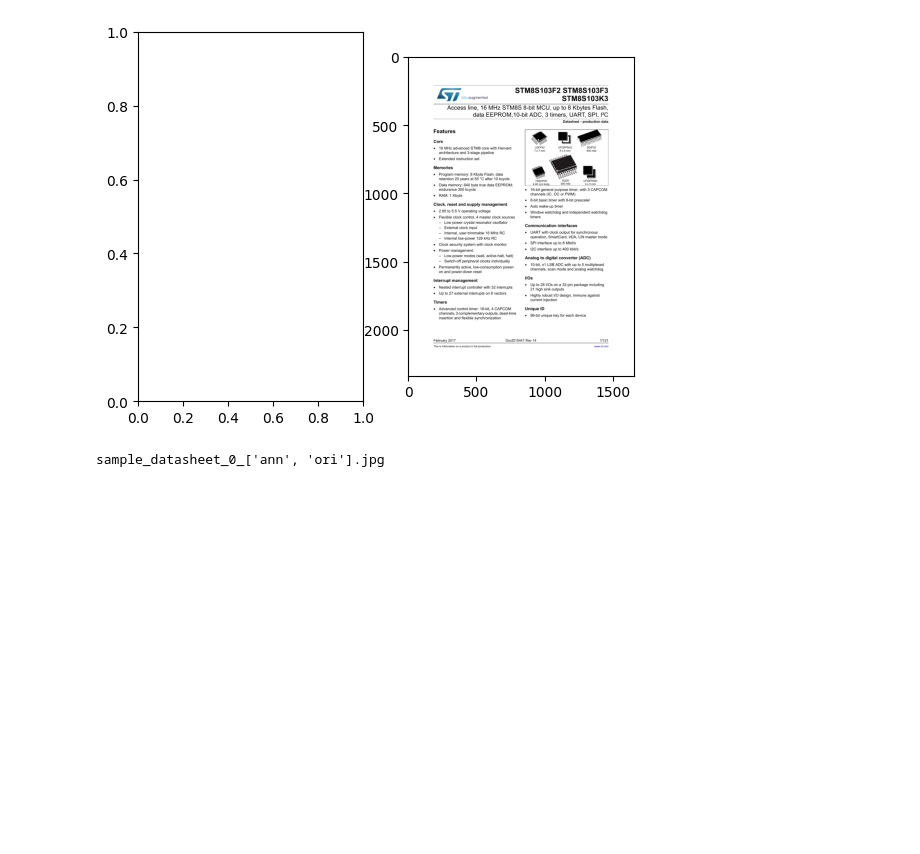
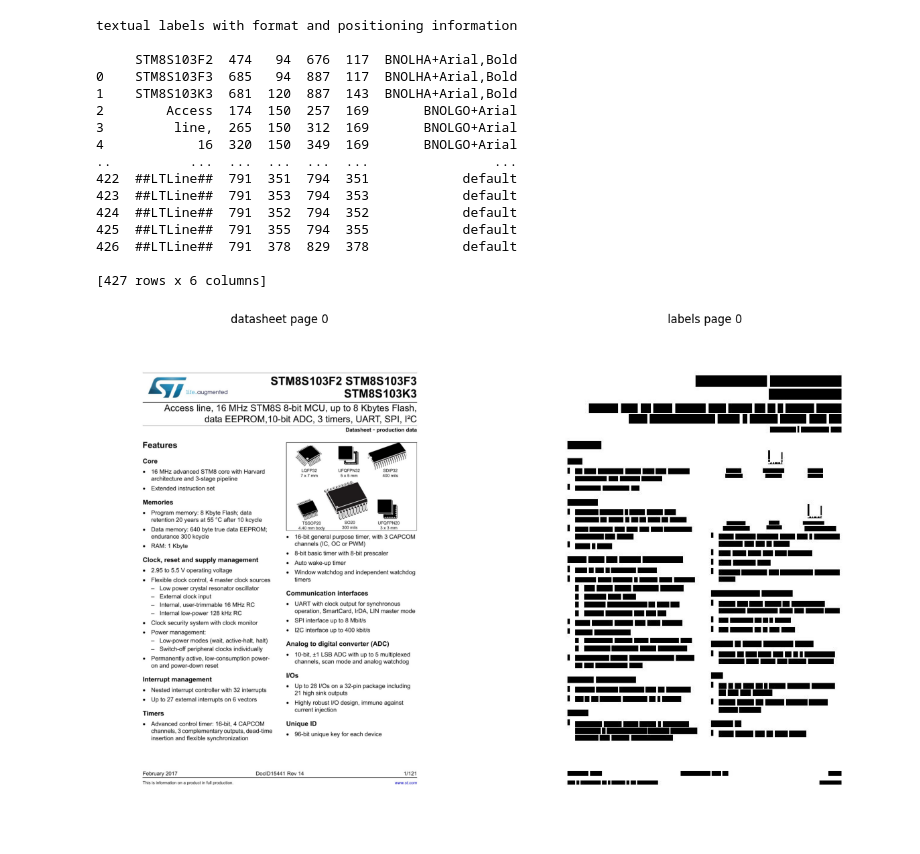
Before and after one commit to samuelleecong/DocBank, a Jupyter notebook: info_extraction_experimentation.ipynb, the cells around one changed output. Cells and saved outputs as stored; diff of their text form; code cells hidden in the pictures; blank space fills up the shorter version.

Commit message:
feat: cleaned up notebook to display one example page of images and text labels

```diff
--- a/info_extraction_experimentation.ipynb
+++ b/info_extraction_experimentation.ipynb
@@ -35,8 +15,61 @@ plt.show()
-# %%
-display(fig)
-# %% [output]
-[figure, removed]
-# %%
-print(file_path)
-# %% [output]
-sample_datasheet_0_['ann', 'ori'].jpg
+# %%
+output_dir = "outs"
+# %%
+filepaths_dict = {"ann" : [], "ori" : [], "txt" : []}
+for file in os.listdir(output_dir):
+    fp = os.path.join(output_dir, file)
+    if fp.endswith("ann.jpg"):
+        filepaths_dict["ann"].append(fp)
+    elif fp.endswith("ori.jpg"):
+        filepaths_dict["ori"].append(fp)
+    else:
+        filepaths_dict["txt"].append(fp)
+# %%
+import re
+filepaths_dict = {k:sorted(v,key=lambda var:[int(x) if x.isdigit() else x for x in re.findall(r'[^0-9]|[0-9]+', var)]) for (k,v) in  filepaths_dict.items()}
+# %%
+import matplotlib.pyplot as plt
+import pandas as pd
+
+base_dir = "outs"
+
+
+for i, ann in enumerate(filepaths_dict["ann"]):
+    ann_im = Image.open(ann)
+    ori_im = Image.open(filepaths_dict["ori"][i])
+    fig, ax = plt.subplots(1,2)
+    ax[0].imshow(ori_im)
+    ax[1].imshow(ann_im)
+    ax[0].axis("off")
+    ax[1].axis("off")
+    ax[0].set_title(f"datasheet page {i}")
+    ax[1].set_title(f"labels page {i}")
+    fig.set_figheight(15)
+    fig.set_figwidth(15)
+    if i ==1:
+        break
+    df = pd.read_table(filepaths_dict["txt"][i])
+    print("textual labels with format and positioning information\n")
+    print(df)
+
+    display(fig)
+    plt.close(fig)
+plt.close(fig)
+# %% [output]
+textual labels with format and positioning information
+
+     STM8S103F2  474   94  676  117  BNOLHA+Arial,Bold
+0    STM8S103F3  685   94  887  117  BNOLHA+Arial,Bold
+1    STM8S103K3  681  120  887  143  BNOLHA+Arial,Bold
+2        Access  174  150  257  169       BNOLGO+Arial
+3         line,  265  150  312  169       BNOLGO+Arial
+4            16  320  150  349  169       BNOLGO+Arial
+..          ...  ...  ...  ...  ...                ...
+422  ##LTLine##  791  351  794  351            default
+423  ##LTLine##  791  353  794  353            default
+424  ##LTLine##  791  352  794  352            default
+425  ##LTLine##  791  355  794  355            default
+426  ##LTLine##  791  378  829  378            default
+
+[427 rows x 6 columns]
+[figure, added]
```
Also changed, not shown: parts of 5 cells of this notebook.
